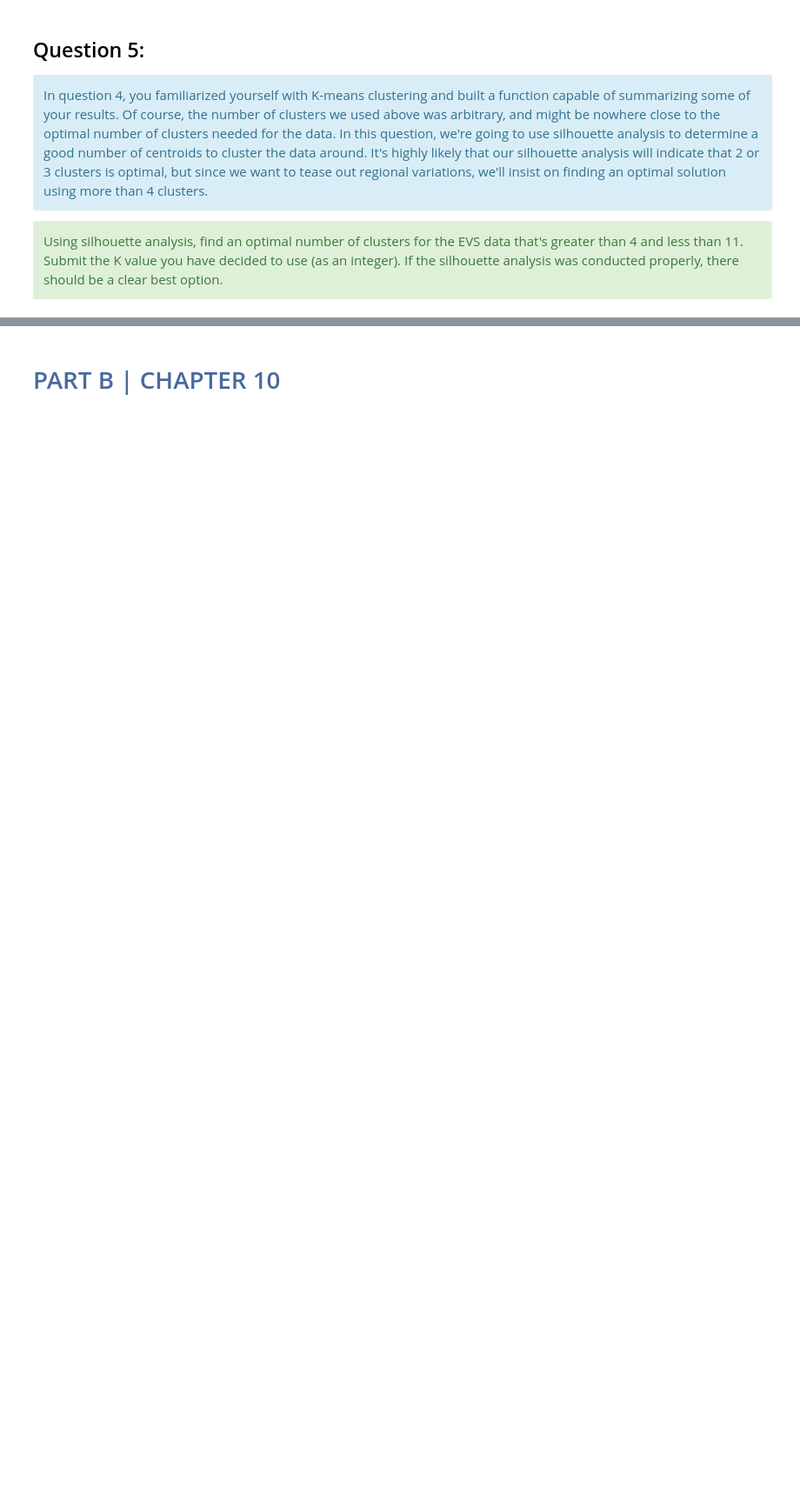
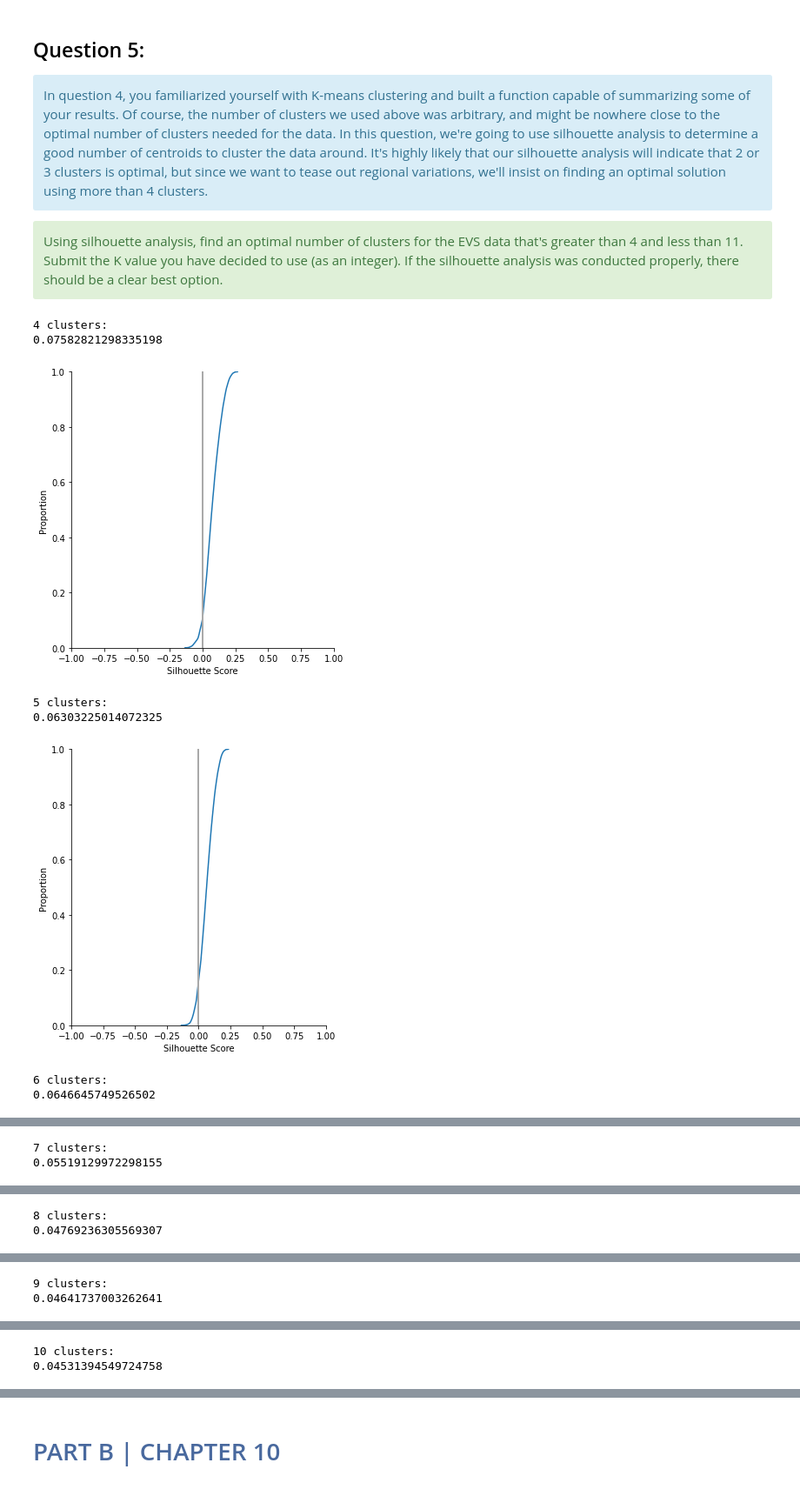
Before and after one commit to DiwyaDeSilva/dcss_modules, a Jupyter notebook: MODULE06/MODULE06_EA_UNDERGRAD.ipynb, the cells around one changed output, grey strips where cells are left out. Shown: that part at 87% size. Saved outputs shown, nothing was run; the diff lists cells and outputs as text; code cells hidden in the pictures; blank space fills up the shorter version.

```diff
--- a/MODULE06/MODULE06_EA_UNDERGRAD.ipynb
+++ b/MODULE06/MODULE06_EA_UNDERGRAD.ipynb
@@ -258,10 +294,10 @@ Perform a K-means cluster analysis, where K = 10, on the EVS data. Store the lab
 num_clusters = 10
 
 # Instantiate k-means
-km = _____(n_clusters=num_clusters, init='k-means++', random_state=42)
+km = KMeans(n_clusters=num_clusters, init='k-means++', random_state=42)
 
 # Fit instantiated k-means to data
-k_means_fitted = km._____(X)
+k_means_fitted = km.fit(X)
 
 # Extract clusters
 clusters = k_means_fitted.labels_.tolist() # Do not change this line
@@ -274,33 +310,41 @@ def top_countries_by_cluster(
     return_top = 5):
 
     # Create zipped list of k-means labels and the country column from original dataset
-    cluster_countries = _____(_____(km.labels_, country_index))
+    cluster_countries = list(zip(km.labels_, country_index))
 
     # Initialize cluster dictionary
     cluster_count = {i:{} for i in range(num_clusters)}
 
+    # print(cluster_count)
+    # print(cluster_countries)
+    # top_countries_by_cluster(k_means_fitted, num_clusters, country_index)
+
     # Iterate over cluster-country pairs:
-    for pair _____ _____:
+    for key, val in cluster_countries:
 
+        # print(key, val)
         # Extract cluster and country
-        cluster_num = pair[0]
-        country = pair[1]
+        cluster_num = key
+        country = val
 
+        # print(key, val)
         # Retrieve current count of particular nationality in cluster
-        current_count = cluster_count[cluster_num].get(_____, 0)
+        current_count = cluster_count[cluster_num].get(val, 0)
 
         # Increment count by one
-        current_count _____ 1
+        current_count +=1
 
         # Store incremented count as new value
         cluster_count[cluster_num][country] = current_count
 
     # Sort the values of the cluster dictionary and filter down to 5 most common nationalities for each cluster
     for cluster_num, country_dict in cluster_count.items():
-        cluster_count[cluster_num] = _____(country_dict, key=lambda x: country_dict[x], reverse=True)[0:return_top]
+        # print(cluster_num, country_dict)
+        # print("\n")
+        cluster_count[cluster_num] = sorted(country_dict, key=lambda x: country_dict[x], reverse=True)[0:return_top]
 
     # Return final count dictionary
-    return _____
+    return cluster_count
 
 
 pprint(top_countries_by_cluster(k_means_fitted, num_clusters, country_index))
@@ -319,36 +374,45 @@ Using silhouette analysis, find an optimal number of clusters for the EVS data t
 # %%
 #_05
 
 # Iterate over appropriate range of clusters
-for i in range(_____, _____):
+for i in range(4, 11):
 
     # Extract value of iterator for consistency
     num_clusters = i
 
     # Run k-means with iterated number of clusters (see question 4 for detailed breakdown)
-    km = _____(n_clusters=_____, init='k-means++', random_state=42)
-    k_means_fitted = km._____(X)
+    km = KMeans(n_clusters=num_clusters, init='k-means++', random_state=42)
+    k_means_fitted = km.fit(X)
     clusters = k_means_fitted.labels_.tolist() # Do not change this line
 
     # Print cluster number
     print(f"{i} clusters:")
 
     # Print silhouette score
-    print(_____(X, clusters, metric='euclidean'))
+    print(silhouette_score(X, clusters, metric='euclidean'))
 
     # Extract silhouette samples
-    samples = _____(X, clusters)
+    samples = silhouette_samples(X, clusters)
 
     # Plot extracted samples
     ax = sns.displot(samples, kind="ecdf")
     ax.set(xlabel='Silhouette Score')
     sns.despine()
     plt.xlim(-1, 1)
     plt.axvline(x=0, linewidth=2, color='darkgray')
     plt.show()
 
 # Provide integer value corresponding to the number of clusters you have decided to use
-final_number_of_clusters = _____
+final_number_of_clusters = 6
 
 # Store the result in the assignment variable
 _05 = final_number_of_clusters # do not change this variable name
+# %% [output]
+4 clusters:
+0.07582821298335198
+[figure, added]
+5 clusters:
+0.06303225014072325
+[figure, added]
+6 clusters:
+0.0646645749526502
@@ -354,0 +420,2 @@ _05 = final_number_of_clusters # do not change this variable name
+7 clusters:
+0.05519129972298155
@@ -354,0 +423,2 @@ _05 = final_number_of_clusters # do not change this variable name
+8 clusters:
+0.04769236305569307
@@ -354,0 +426,2 @@ _05 = final_number_of_clusters # do not change this variable name
+9 clusters:
+0.04641737003262641
@@ -354,0 +429,2 @@ _05 = final_number_of_clusters # do not change this variable name
+10 clusters:
+0.04531394549724758
```
Also changed, not shown: parts of 14 cells of this notebook, 1 other file.
